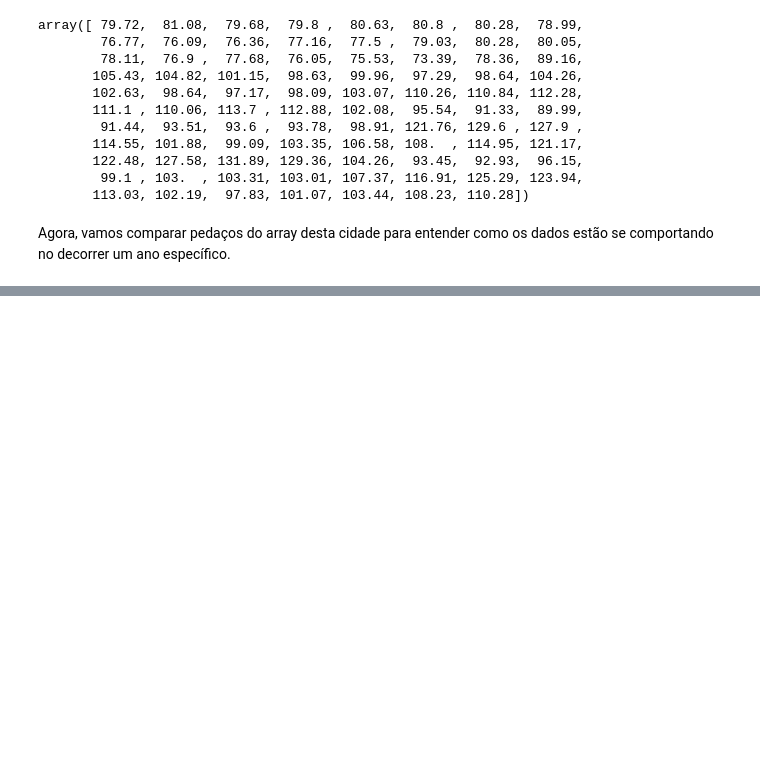
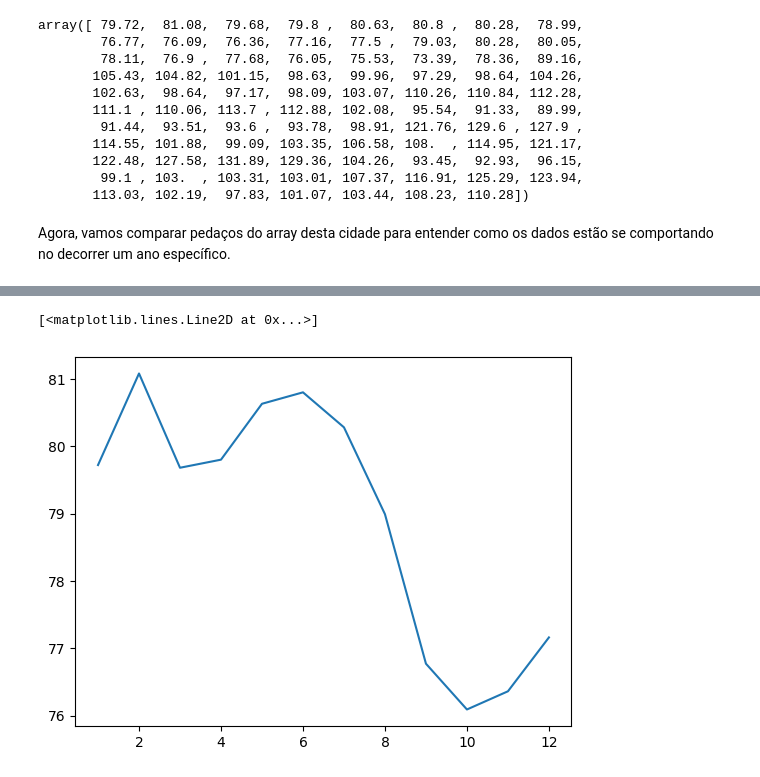
Before and after one commit to tluistorres/Cursos, a Jupyter notebook: Numpy_análise_numérica,_Data_Visualização_e_IA_aplicada_a_Data_Sience_.ipynb, the cells around one changed output, grey strips where cells are left out. Drawn from its saved outputs; the diff is of its cells as text; code cells hidden in the pictures; blank space fills up the shorter version.

```diff
--- a/Numpy_análise_numérica,_Data_Visualização_e_IA_aplicada_a_Data_Sience_.ipynb
+++ b/Numpy_análise_numérica,_Data_Visualização_e_IA_aplicada_a_Data_Sience_.ipynb
@@ -333,3 +346,7 @@ Em seguida, passamos a coluna em questão. Por ser a primeira, corresponde à po
+# %%
+dado = np.loadtxt(url,delimiter=',',usecols=np.arange(1,88,1))
+# %%
+dados_transposto = dado.T
 # %%
 datas = dados_transposto[:,0]
 # %% [markdown]
@@ -343,2 +358,2 @@ datas = dados_transposto[:,0]
 # %%
-precos = dado_transposto[:,1:6]
+precos = dados_transposto[:,1:6]
@@ -426,0 +495,5 @@ Agora, vamos comparar pedaços do array desta cidade para entender como os dados
+# %%
+Moscow_ano1 = Moscow[0:12]
+Moscow_ano2 = Moscow[12:24]
+Moscow_ano3 = Moscow[24:36]
+Moscow_ano4 = Moscow[36:48]
@@ -426,0 +508,5 @@ Agora, vamos comparar pedaços do array desta cidade para entender como os dados
+# %%
+plt.plot(np.arange(1,13,1), Moscow_ano1)
+# %% [output]
+[<matplotlib.lines.Line2D at 0x...>]
+[figure, added]
```
Also changed, not shown: parts of 81 cells of this notebook.
